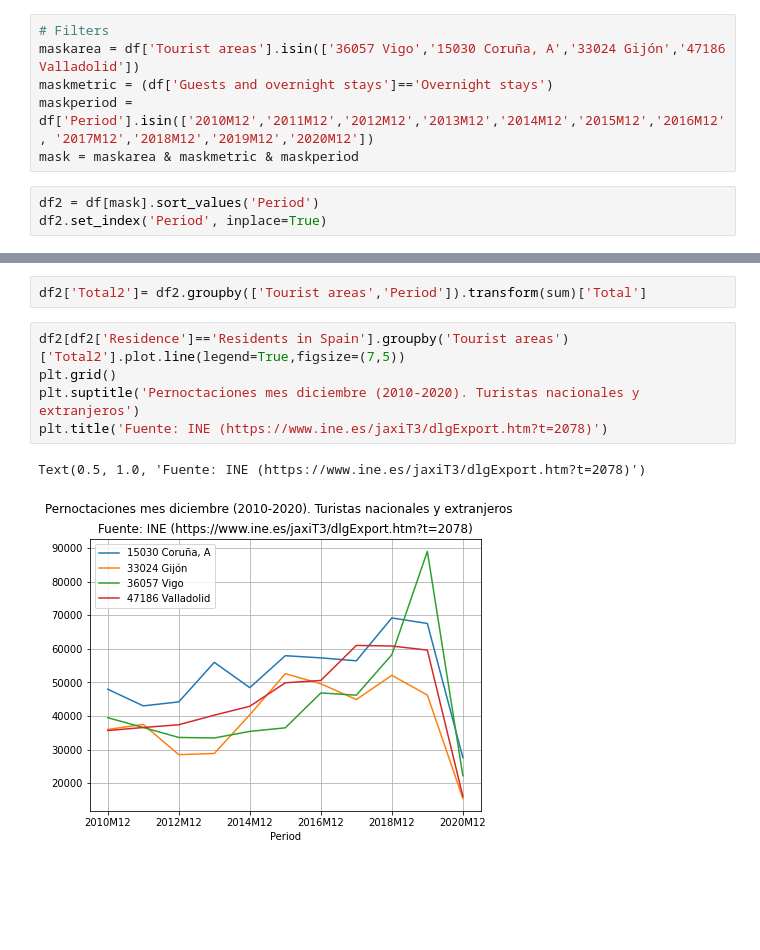
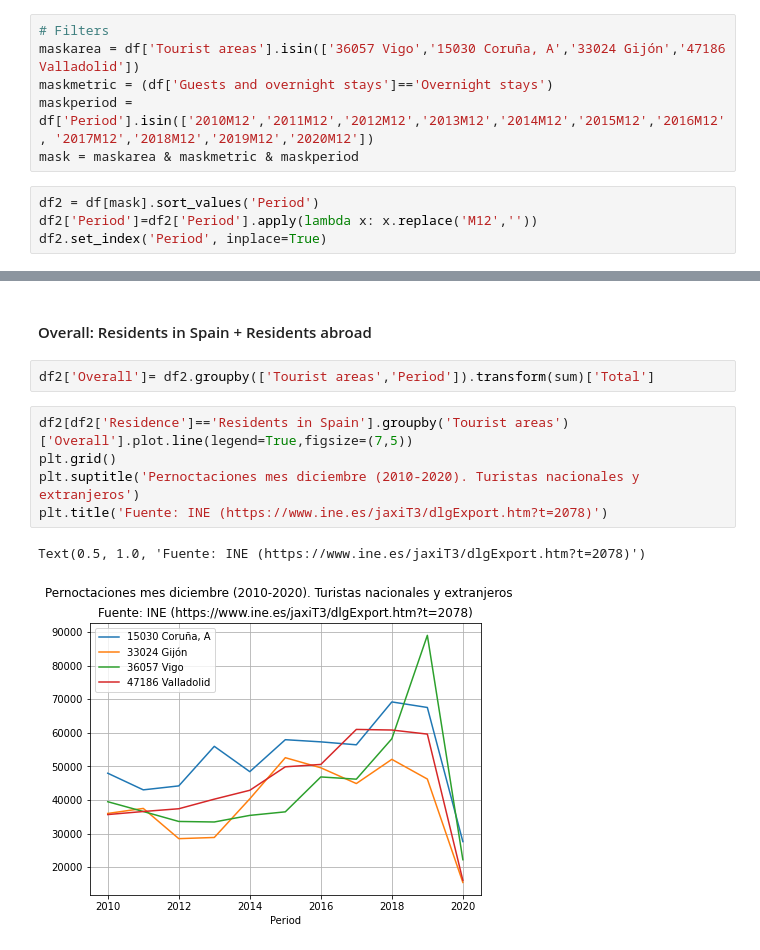
Before and after one commit to muoten/vigo-christmas-lights-data, a Jupyter notebook: vigo-tourism-overnight-stays-december.ipynb, the cells around one changed output, grey strips where cells are left out. Saved outputs shown, nothing was run; the diff lists cells and outputs as text; blank space fills up the shorter version.

```diff
--- a/vigo-tourism-overnight-stays-december.ipynb
+++ b/vigo-tourism-overnight-stays-december.ipynb
@@ -19,4 +21,5 @@ maskperiod = df['Period'].isin(['2010M12','2011M12','2012M12','2013M12','2014M12
 mask = maskarea & maskmetric & maskperiod
 # %%
 df2 = df[mask].sort_values('Period')
+df2['Period']=df2['Period'].apply(lambda x: x.replace('M12',''))
 df2.set_index('Period', inplace=True)
@@ -40,10 +50,12 @@ Text(0.5, 1.0, 'Fuente: INE (https://www.ine.es/jaxiT3/dlgExport.htm?t=2078)')
+# %% [markdown]
+#### Overall: Residents in Spain + Residents abroad
 # %%
-df2['Total2']= df2.groupby(['Tourist areas','Period']).transform(sum)['Total']
+df2['Overall']= df2.groupby(['Tourist areas','Period']).transform(sum)['Total']
 # %%
-df2[df2['Residence']=='Residents in Spain'].groupby('Tourist areas')['Total2'].plot.line(legend=True,figsize=(7,5))
+df2[df2['Residence']=='Residents in Spain'].groupby('Tourist areas')['Overall'].plot.line(legend=True,figsize=(7,5))
 plt.grid()
 plt.suptitle('Pernoctaciones mes diciembre (2010-2020). Turistas nacionales y extranjeros')
 plt.title('Fuente: INE (https://www.ine.es/jaxiT3/dlgExport.htm?t=2078)')
 # %% [output]
 Text(0.5, 1.0, 'Fuente: INE (https://www.ine.es/jaxiT3/dlgExport.htm?t=2078)')
-[figure, old version]
+[figure, new version]
```
Also changed, not shown: parts of 7 cells of this notebook, 1 other file.
